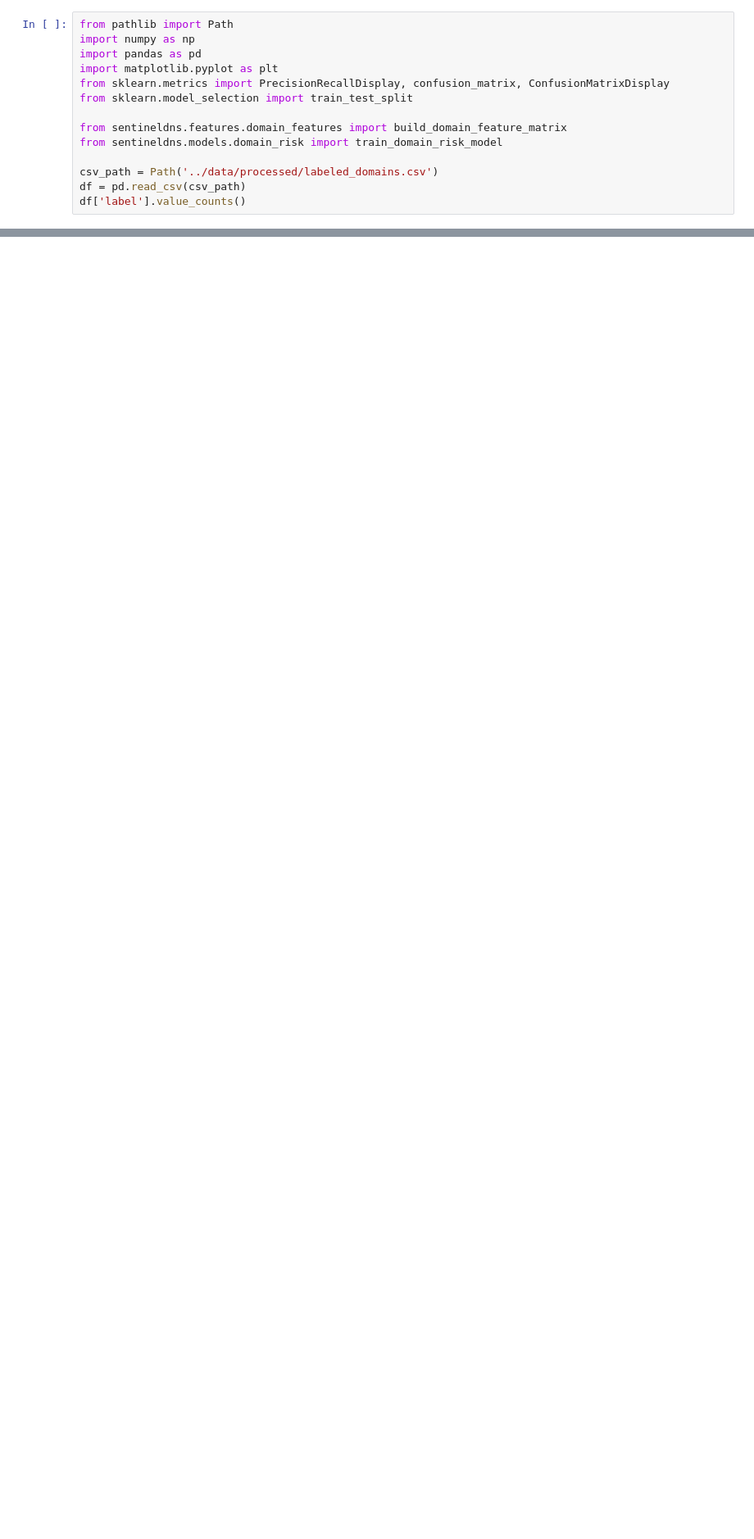
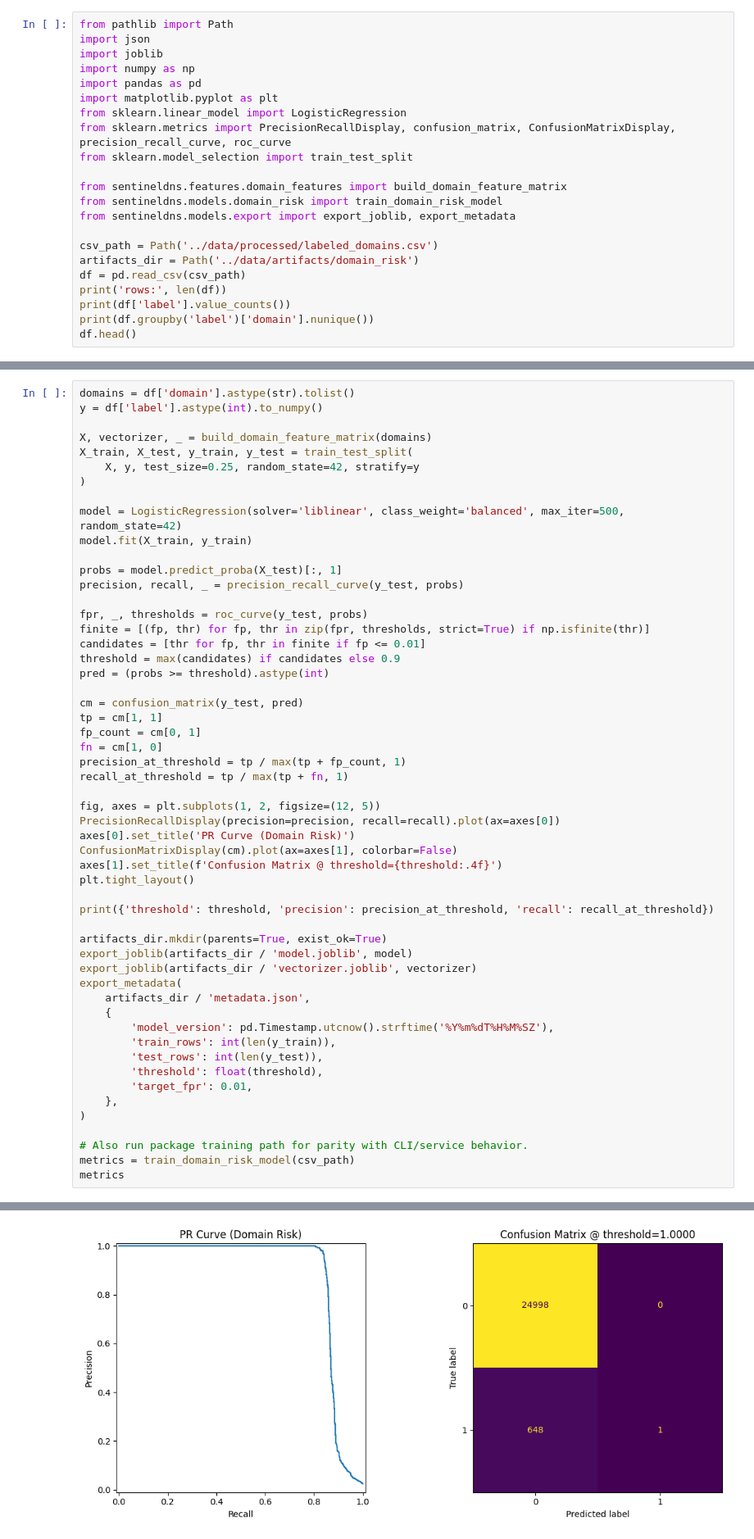
Before and after one commit to dustinhaggett/sentineldns, a Jupyter notebook: notebooks/01_domain_risk_train_eval.executed.ipynb, the cells around one changed output, grey strips where cells are left out. Shown at 82% size. Cells and saved outputs as stored; diff of their text form; blank space fills up the shorter version.

```diff
--- a/notebooks/01_domain_risk_train_eval.executed.ipynb
+++ b/notebooks/01_domain_risk_train_eval.executed.ipynb
@@ -4,16 +4,24 @@
 This notebook trains the domain risk model and evaluates PR/confusion metrics.
 # %%
 from pathlib import Path
+import json
+import joblib
 import numpy as np
 import pandas as pd
 import matplotlib.pyplot as plt
-from sklearn.metrics import PrecisionRecallDisplay, confusion_matrix, ConfusionMatrixDisplay
+from sklearn.linear_model import LogisticRegression
+from sklearn.metrics import PrecisionRecallDisplay, confusion_matrix, ConfusionMatrixDisplay, precision_recall_curve, roc_curve
 from sklearn.model_selection import train_test_split
 
 from sentineldns.features.domain_features import build_domain_feature_matrix
 from sentineldns.models.domain_risk import train_domain_risk_model
+from sentineldns.models.export import export_joblib, export_metadata
 
 csv_path = Path('../data/processed/labeled_domains.csv')
+artifacts_dir = Path('../data/artifacts/domain_risk')
 df = pd.read_csv(csv_path)
-df['label'].value_counts()
+print('rows:', len(df))
+print(df['label'].value_counts())
+print(df.groupby('label')['domain'].nunique())
+df.head()
 # %% [output]
@@ -86,0 +43,55 @@ display(df_ben)
+# %%
+domains = df['domain'].astype(str).tolist()
+y = df['label'].astype(int).to_numpy()
+
+X, vectorizer, _ = build_domain_feature_matrix(domains)
+X_train, X_test, y_train, y_test = train_test_split(
+    X, y, test_size=0.25, random_state=42, stratify=y
+)
+
+model = LogisticRegression(solver='liblinear', class_weight='balanced', max_iter=500, random_state=42)
+model.fit(X_train, y_train)
+
+probs = model.predict_proba(X_test)[:, 1]
+precision, recall, _ = precision_recall_curve(y_test, probs)
+
+fpr, _, thresholds = roc_curve(y_test, probs)
+finite = [(fp, thr) for fp, thr in zip(fpr, thresholds, strict=True) if np.isfinite(thr)]
+candidates = [thr for fp, thr in finite if fp <= 0.01]
+threshold = max(candidates) if candidates else 0.9
+pred = (probs >= threshold).astype(int)
+
+cm = confusion_matrix(y_test, pred)
+tp = cm[1, 1]
+fp_count = cm[0, 1]
+fn = cm[1, 0]
+precision_at_threshold = tp / max(tp + fp_count, 1)
+recall_at_threshold = tp / max(tp + fn, 1)
+
+fig, axes = plt.subplots(1, 2, figsize=(12, 5))
+PrecisionRecallDisplay(precision=precision, recall=recall).plot(ax=axes[0])
+axes[0].set_title('PR Curve (Domain Risk)')
+ConfusionMatrixDisplay(cm).plot(ax=axes[1], colorbar=False)
+axes[1].set_title(f'Confusion Matrix @ threshold={threshold:.4f}')
+plt.tight_layout()
+
+print({'threshold': threshold, 'precision': precision_at_threshold, 'recall': recall_at_threshold})
+
+artifacts_dir.mkdir(parents=True, exist_ok=True)
+export_joblib(artifacts_dir / 'model.joblib', model)
+export_joblib(artifacts_dir / 'vectorizer.joblib', vectorizer)
+export_metadata(
+    artifacts_dir / 'metadata.json',
+    {
+        'model_version': pd.Timestamp.utcnow().strftime('%Y%m%dT%H%M%SZ'),
+        'train_rows': int(len(y_train)),
+        'test_rows': int(len(y_test)),
+        'threshold': float(threshold),
+        'target_fpr': 0.01,
+    },
+)
+
+# Also run package training path for parity with CLI/service behavior.
+metrics = train_domain_risk_model(csv_path)
+metrics
+# %% [output]
@@ -86,0 +118 @@ display(df_ben)
+[figure, added]
```
Also changed, not shown: parts of 5 cells of this notebook, 3 other files.
